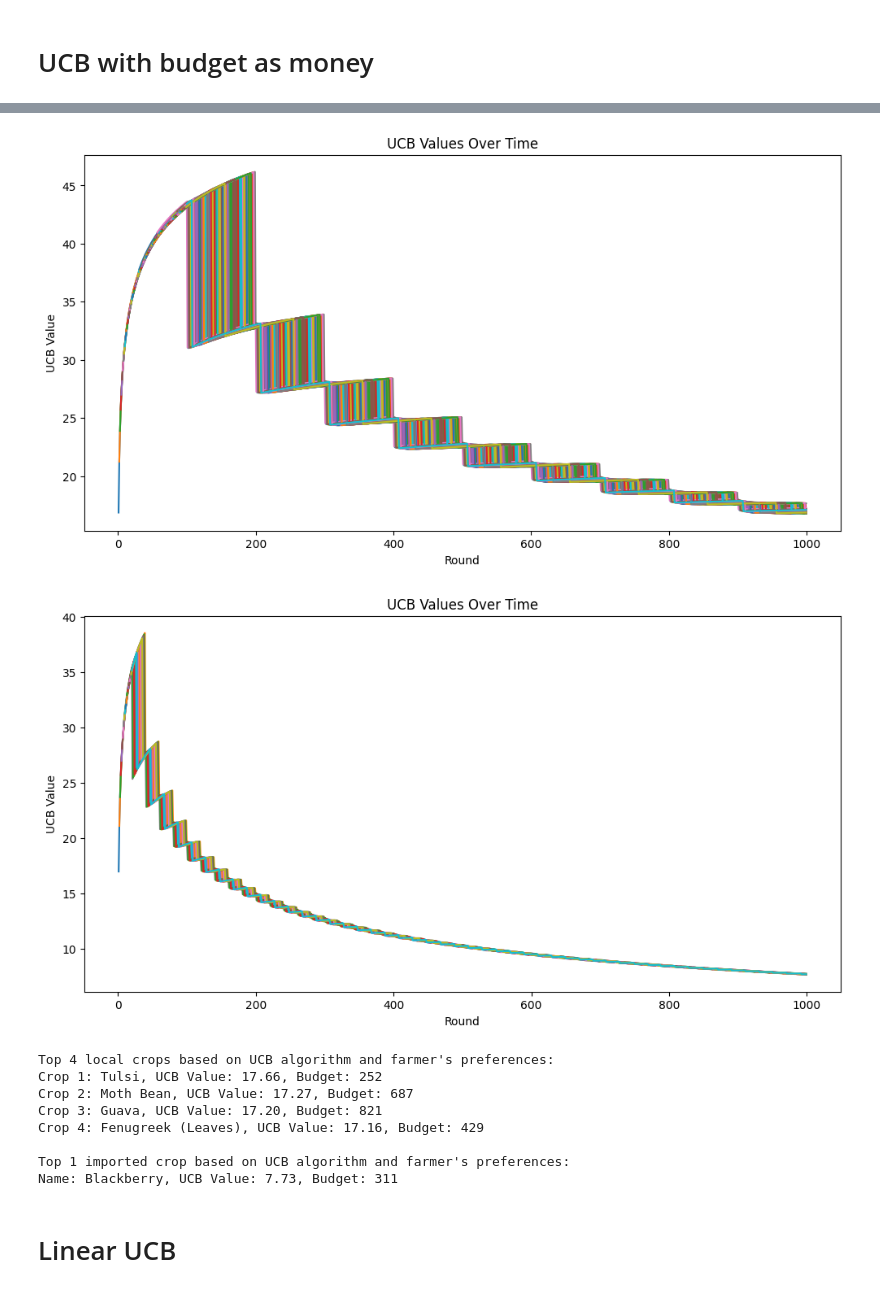
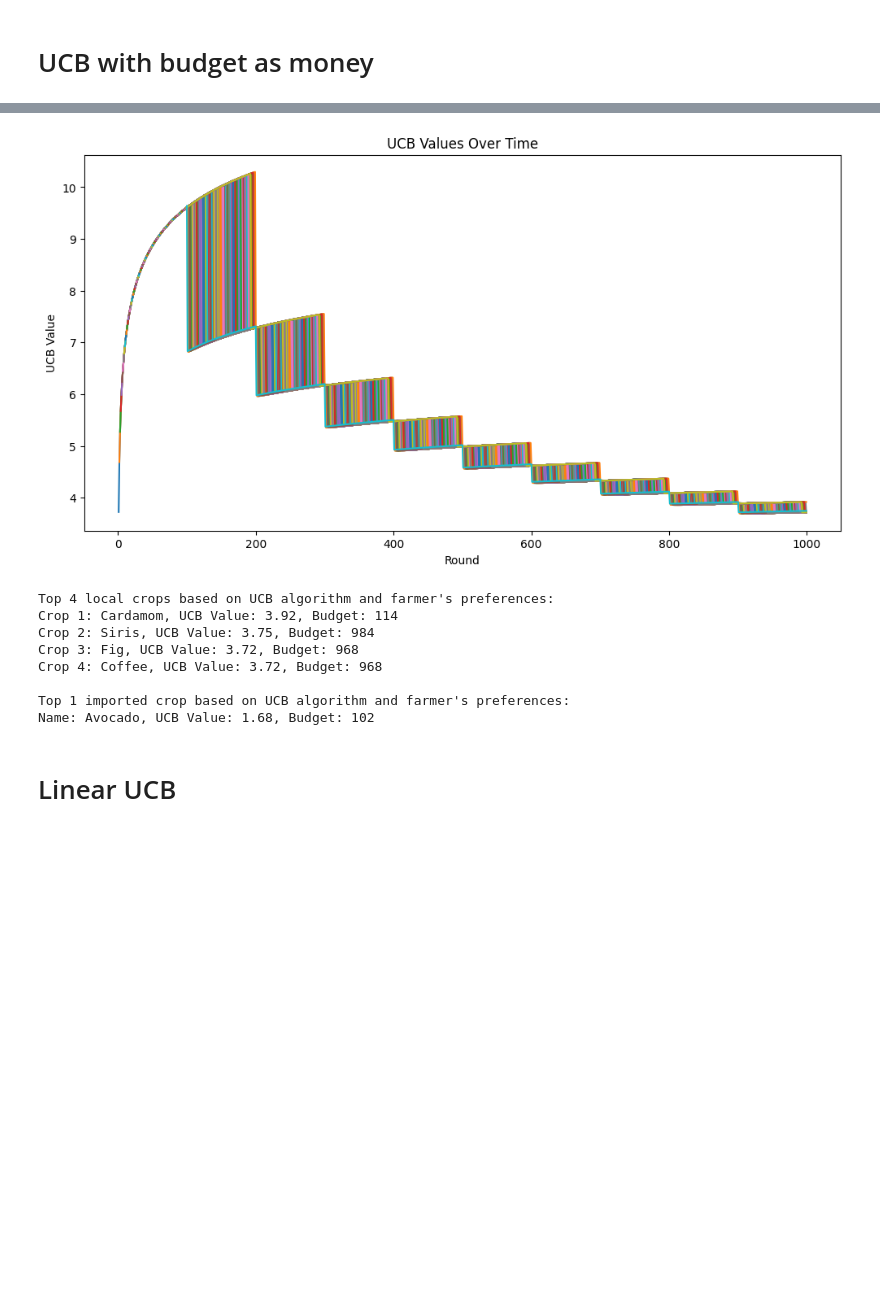
Before and after one commit to nisharathod231/Sustainable-Agriculture-Practices-Recommender, a Jupyter notebook: models/UCB.ipynb, the cells around one changed output, grey strips where cells are left out. Cells and saved outputs as stored; diff of their text form; code cells hidden in the pictures; blank space fills up the shorter version.

```diff
--- a/models/UCB.ipynb
+++ b/models/UCB.ipynb
@@ -266,22 +45,0 @@ plot_ucb_values(ucb_values_over_time_imported, len(exotic_crops_df_updated))
-# %%
-# Display the top 4 local crops and 1 imported crop with their UCB values
-local_top_indices, local_ucb_values = zip(*local_results)
-imported_top_indices, imported_ucb_values = zip(*imported_results)
-
-top_4_local_crops_indices = local_top_indices[:4]
-top_1_imported_crop_index = imported_top_indices[0]
-
-print("\nTop 4 local crops based on UCB algorithm and farmer's preferences:")
-for i in range(4):
-    index = top_4_local_crops_indices[i]
-    name = local_crops_df_updated.iloc[index]['Name']
-    weighted_reward = local_crops_df_updated.iloc[index]['normalized_reward']
-    ucb_value = local_ucb_values[i]
-    print(f"Crop {i + 1}: {name}, UCB Value: {ucb_value}")
-
-print("\nTop 1 imported crop based on UCB algorithm and farmer's preferences:")
-imported_index = top_1_imported_crop_index
-imported_name = exotic_crops_df_updated.iloc[imported_index]['Name']
-imported_weighted_reward = exotic_crops_df_updated.iloc[imported_index]['normalized_reward']
-imported_ucb_value = imported_ucb_values[0]
-print(f"Name: {imported_name}, UCB Value: {imported_ucb_value}")
@@ -334,0 +66,14 @@ local_crops_df_updated_forbudget
+# %%
+def get_user_input():
+  k_mean = float(input("Enter K_mean value: "))
+  n_mean = float(input("Enter N_mean value: "))
+  p_mean = float(input("Enter P_mean value: "))
+  temperature_mean = float(input("Enter temperature_mean value: "))
+  humidity_mean = float(input("Enter humididty_mean value: "))
+  ph_mean = float(input("Enter ph_mean value: "))
+  rainfall_mean = float(input("Enter rainfall_mean value: "))
+  print("Finding best crops for you...")
+  return np.array([k_mean, n_mean, p_mean, temperature_mean, humidity_mean, ph_mean, rainfall_mean])
+
+farmer_preferences = get_user_input()
+print(farmer_preferences)
@@ -359,7 +156,7 @@ def ucb_algorithm_budget(data, farmer_preferences, alpha):
                 ucb_values[crop_index] = np.inf  # Initial exploration (infinity)
             else:
                 avg_reward = sums_of_rewards[crop_index] / num_selections[crop_index]
-                delta_i = alpha * np.sqrt((np.log(round_num)) / num_selections[crop_index])
+                delta_i = np.sqrt((alpha * np.log(round_num)) / num_selections[crop_index])
                 ucb_values[crop_index] = avg_reward + delta_i
 
             # Track UCB values over time
@@ -444,9 +225,7 @@ plot_cumulative_rewards(cumulative_rewards_over_time_imported)
 # %%
 plot_ucb_values(ucb_values_over_time_local, len(local_crops_df_updated_forbudget))
-plot_ucb_values(ucb_values_over_time_imported, len(exotic_crops_df_updated_forbudget))
 # %% [output]
-[figure, old version]
+[figure, new version]
-[figure, removed]
 # %%
 # Get the top 4 local crops and top 1 imported crop
 top_4_local_crops_indices = [index for index, _ in local_results[:4]]
@@ -467,13 +246,13 @@ imported_budget = imported_crop['budget']
 print(f"Name: {imported_crop['Name']}, UCB Value: {imported_ucb_value:.2f}, Budget: {imported_budget}")
 # %% [output]
 Top 4 local crops based on UCB algorithm and farmer's preferences:
-Crop 1: Tulsi, UCB Value: 17.66, Budget: 252
-Crop 2: Moth Bean, UCB Value: 17.27, Budget: 687
-Crop 3: Guava, UCB Value: 17.20, Budget: 821
-Crop 4: Fenugreek (Leaves), UCB Value: 17.16, Budget: 429
+Crop 1: Cardamom, UCB Value: 3.92, Budget: 114
+Crop 2: Siris, UCB Value: 3.75, Budget: 984
+Crop 3: Fig, UCB Value: 3.72, Budget: 968
+Crop 4: Coffee, UCB Value: 3.72, Budget: 968
 
 Top 1 imported crop based on UCB algorithm and farmer's preferences:
-Name: Blackberry, UCB Value: 7.73, Budget: 311
+Name: Avocado, UCB Value: 1.68, Budget: 102
 # %% [markdown]
 # Linear UCB
 # %%
```
Also changed, not shown: parts of 19 cells of this notebook.
